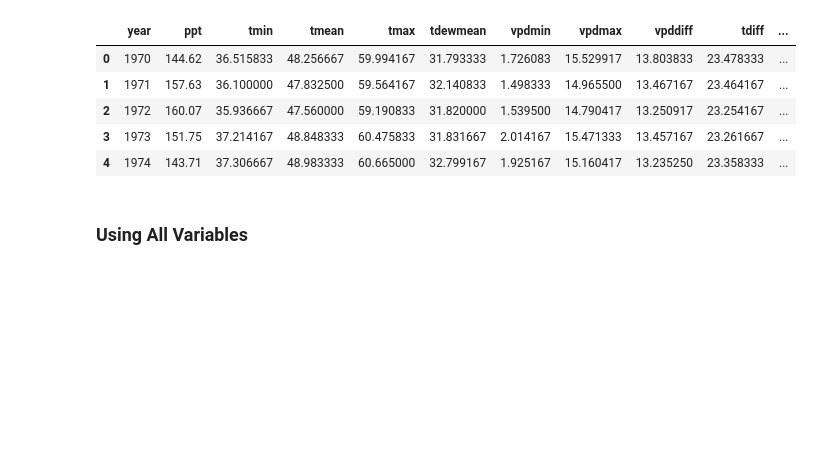
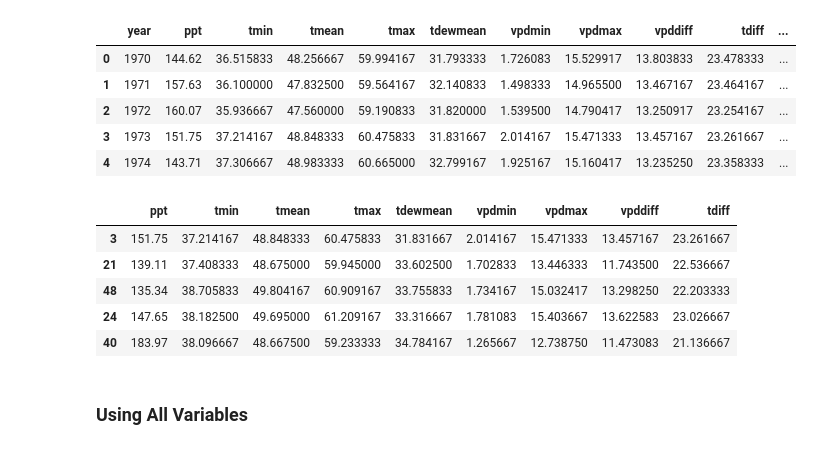
Before and after one commit to mckenzie-maidl/data5100-climate-agriculture, a Jupyter notebook: Colab Notebooks/Modelling/Model_LogisticRegression.ipynb, the cells around one changed output. Saved outputs shown, nothing was run; the diff lists cells and outputs as text; code cells hidden in the pictures; blank space fills up the shorter version.

```diff
--- a/Colab Notebooks/Modelling/Model_LogisticRegression.ipynb
+++ b/Colab Notebooks/Modelling/Model_LogisticRegression.ipynb
@@ -39,2 +48,11 @@ df.head()
+# %%
+X_train.head()
+# %% [output]
+|  | ppt | tmin | tmean | tmax | tdewmean | vpdmin | vpdmax | vpddiff | tdiff |
+| 3 | 151.75 | 37.214167 | 48.848333 | 60.475833 | 31.831667 | 2.014167 | 15.471333 | 13.457167 | 23.261667 |
+| 21 | 139.11 | 37.408333 | 48.675000 | 59.945000 | 33.602500 | 1.702833 | 13.446333 | 11.743500 | 22.536667 |
+| 48 | 135.34 | 38.705833 | 49.804167 | 60.909167 | 33.755833 | 1.734167 | 15.032417 | 13.298250 | 22.203333 |
+| 24 | 147.65 | 38.182500 | 49.695000 | 61.209167 | 33.316667 | 1.781083 | 15.403667 | 13.622583 | 23.026667 |
+| 40 | 183.97 | 38.096667 | 48.667500 | 59.233333 | 34.784167 | 1.265667 | 12.738750 | 11.473083 | 21.136667 |
 # %% [markdown]
 ### Using All Variables
```
Also changed, not shown: parts of 10 cells of this notebook, 2 other files.
